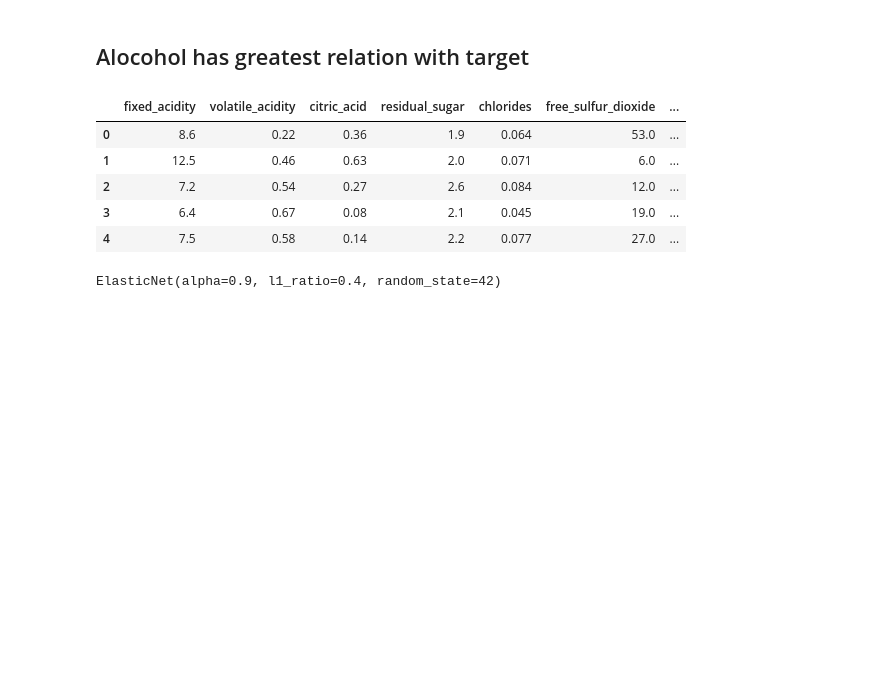
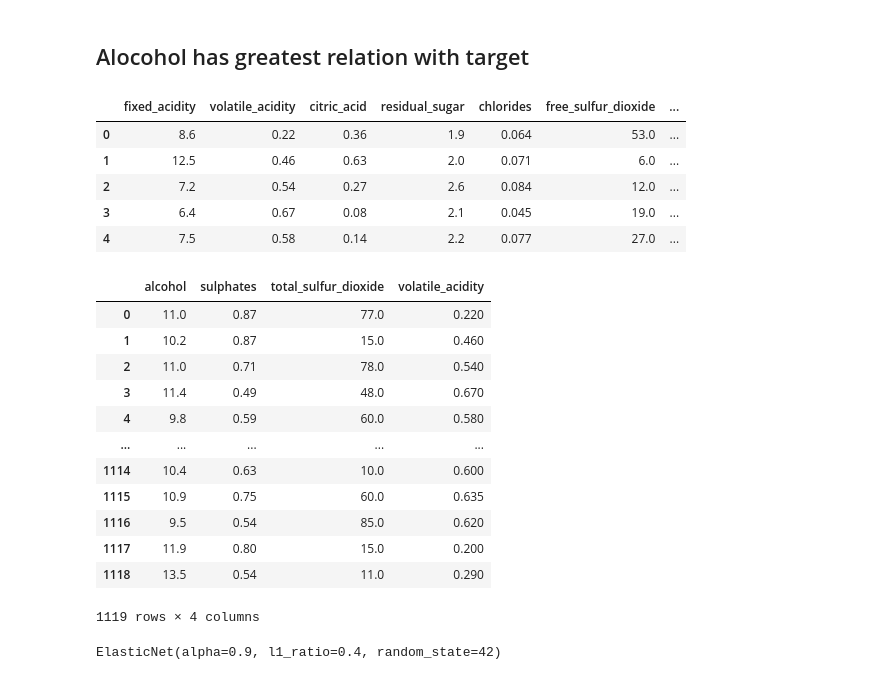
Before and after one commit to Baibhav19/ML_project1, a Jupyter notebook: src/main_process.ipynb, the cells around one changed output. Saved outputs shown, nothing was run; the diff lists cells and outputs as text; code cells hidden in the pictures; blank space fills up the shorter version.

```diff
--- a/src/main_process.ipynb
+++ b/src/main_process.ipynb
@@ -89,4 +115,20 @@ df_train.head()
 | 2 | 7.2 | 0.54 | 0.27 | 2.6 | 0.084 | 12.0 | ... |
 | 3 | 6.4 | 0.67 | 0.08 | 2.1 | 0.045 | 19.0 | ... |
 | 4 | 7.5 | 0.58 | 0.14 | 2.2 | 0.077 | 27.0 | ... |
+# %%
+X_train
+# %% [output]
+|  | alcohol | sulphates | total_sulfur_dioxide | volatile_acidity |
+| 0 | 11.0 | 0.87 | 77.0 | 0.220 |
+| 1 | 10.2 | 0.87 | 15.0 | 0.460 |
+| 2 | 11.0 | 0.71 | 78.0 | 0.540 |
+| 3 | 11.4 | 0.49 | 48.0 | 0.670 |
+| 4 | 9.8 | 0.59 | 60.0 | 0.580 |
+| ... | ... | ... | ... | ... |
+| 1114 | 10.4 | 0.63 | 10.0 | 0.600 |
+| 1115 | 10.9 | 0.75 | 60.0 | 0.635 |
+| 1116 | 9.5 | 0.54 | 85.0 | 0.620 |
+| 1117 | 11.9 | 0.80 | 15.0 | 0.200 |
+| 1118 | 13.5 | 0.54 | 11.0 | 0.290 |
+1119 rows × 4 columns
 # %%
```
Also changed, not shown: parts of 30 cells of this notebook, 8 other files.
